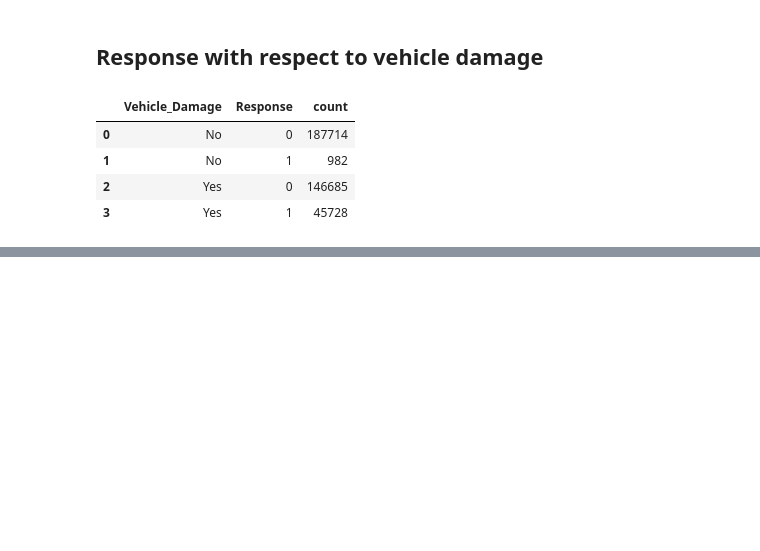
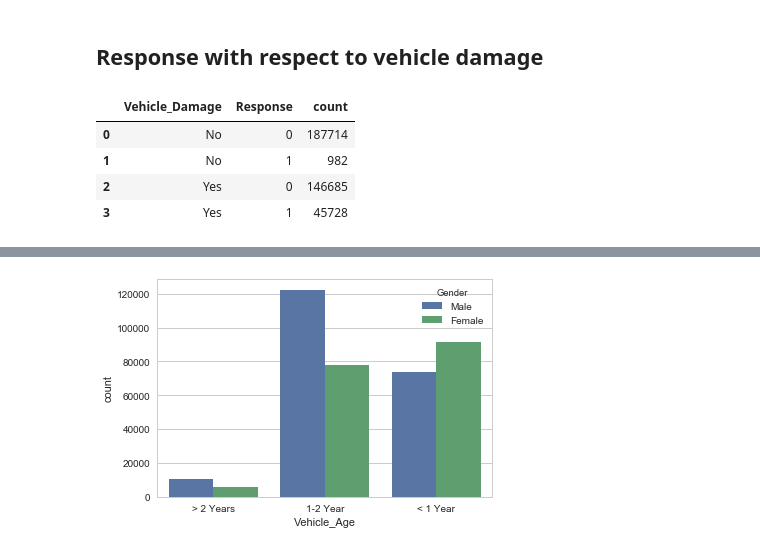
Before and after one commit to MananTaneja/MLDM_CaseStudy_Insurance, a Jupyter notebook: manan_review1(1).ipynb, the cells around one changed output, grey strips where cells are left out. Cells and saved outputs as stored; diff of their text form; code cells hidden in the pictures; blank space fills up the shorter version.

```diff
--- a/manan_review1(1).ipynb
+++ b/manan_review1(1).ipynb
@@ -203,0 +214,5 @@ df
+# %%
+cnp9=sns.countplot('Vehicle_Age',hue='Gender',data=train)
+plt.show(cnp9)
+# %% [output]
+[figure, added]
```
Also changed, not shown: parts of 2 cells of this notebook.
